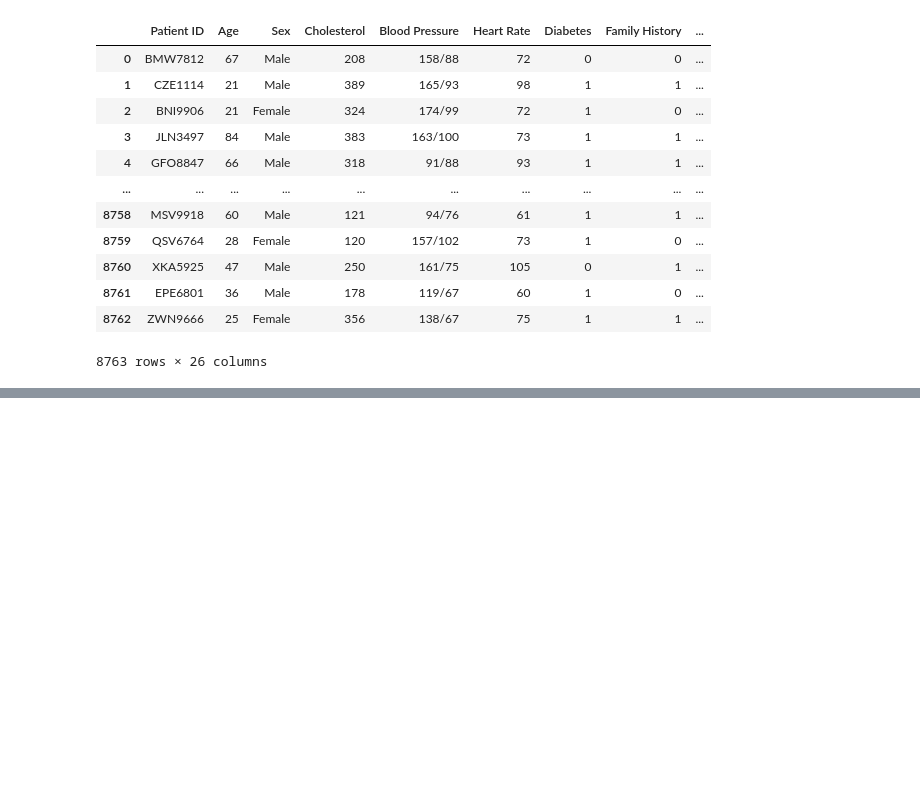
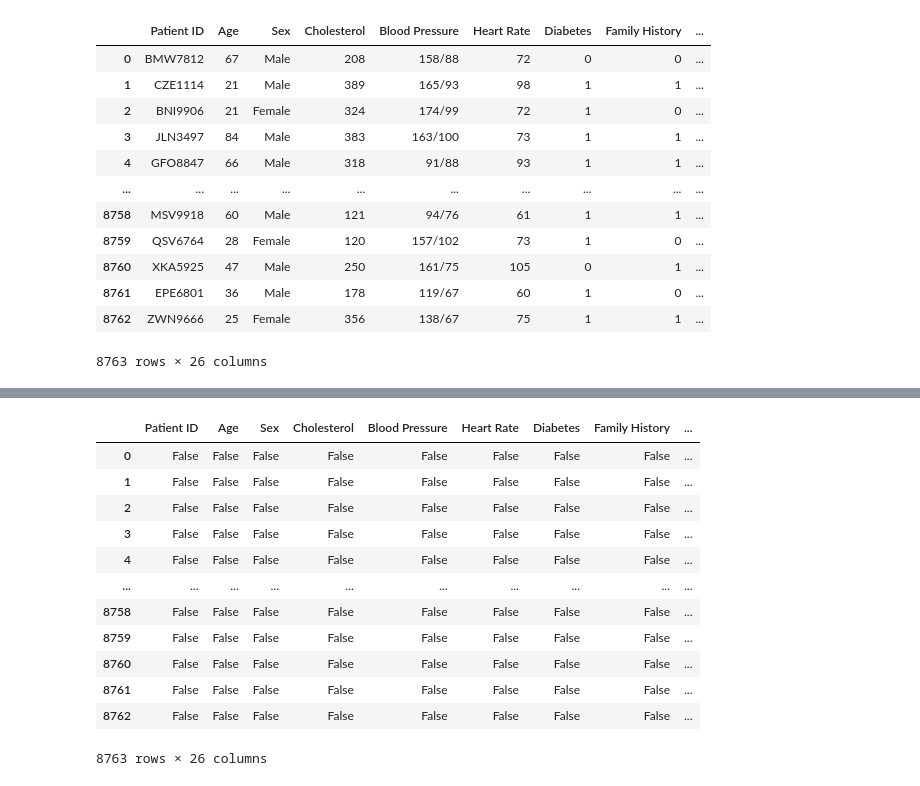
Before and after one commit to heikgrace/healthy-group-one, a Jupyter notebook: data_cleansing_heartattackprediction.ipynb, the cells around one changed output, grey strips where cells are left out. Cells and saved outputs as stored; diff of their text form; code cells hidden in the pictures; blank space fills up the shorter version.

Commit message:
data_heartattackprediction_cleaned

```diff
--- a/data_cleansing_heartattackprediction.ipynb
+++ b/data_cleansing_heartattackprediction.ipynb
@@ -21,0 +62,17 @@ df
+# %%
+# checking for missing values
+df.isnull()
+# %% [output]
+|  | Patient ID | Age | Sex | Cholesterol | Blood Pressure | Heart Rate | Diabetes | Family History | ... |
+| 0 | False | False | False | False | False | False | False | False | ... |
+| 1 | False | False | False | False | False | False | False | False | ... |
+| 2 | False | False | False | False | False | False | False | False | ... |
+| 3 | False | False | False | False | False | False | False | False | ... |
+| 4 | False | False | False | False | False | False | False | False | ... |
+| ... | ... | ... | ... | ... | ... | ... | ... | ... | ... |
+| 8758 | False | False | False | False | False | False | False | False | ... |
+| 8759 | False | False | False | False | False | False | False | False | ... |
+| 8760 | False | False | False | False | False | False | False | False | ... |
+| 8761 | False | False | False | False | False | False | False | False | ... |
+| 8762 | False | False | False | False | False | False | False | False | ... |
+8763 rows × 26 columns
```
Also changed, not shown: parts of 30 cells of this notebook, 3 other files.
